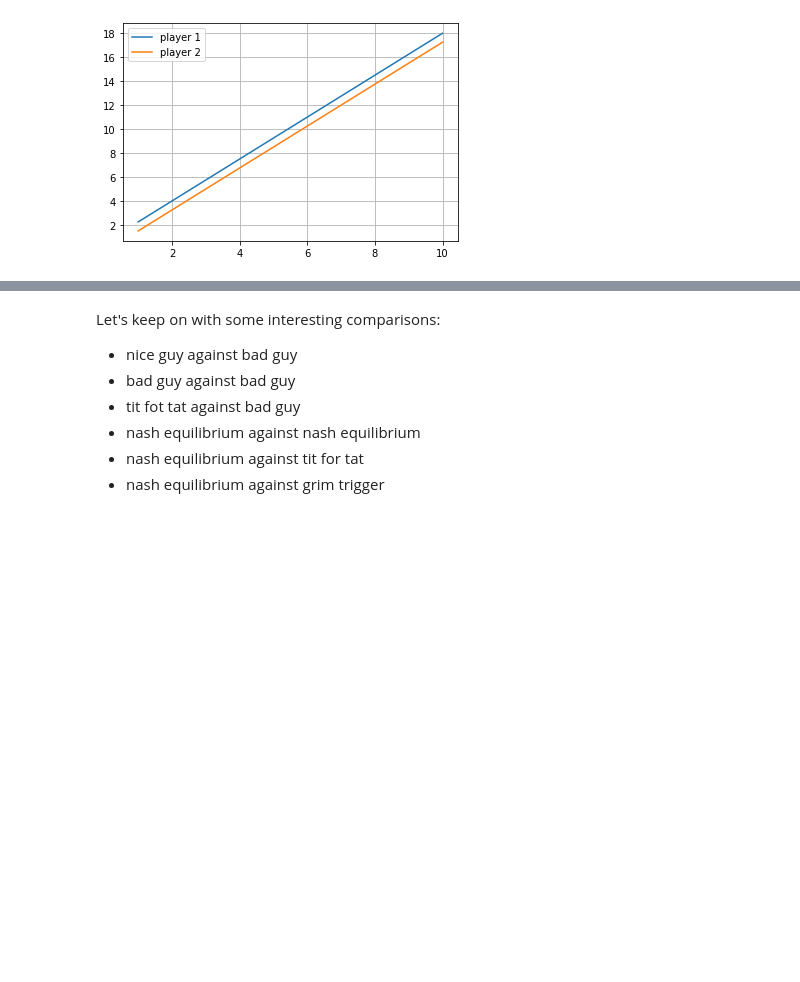
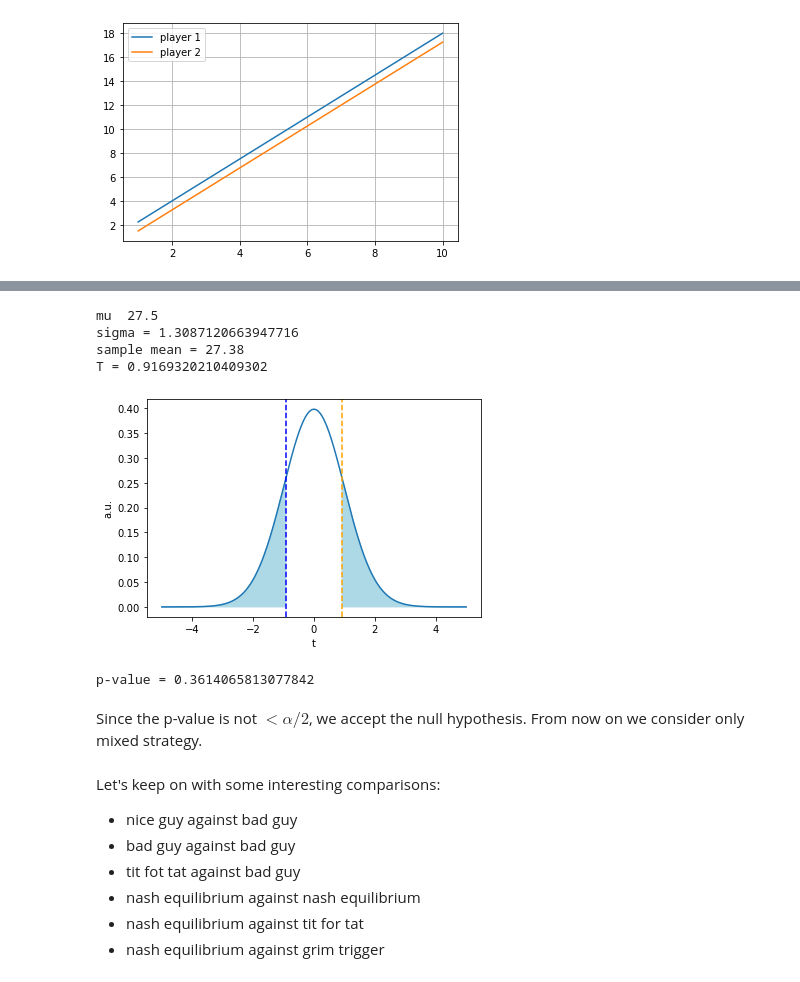
Before and after one commit to nicoladalbello2/HLPProject, a Jupyter notebook: Project.ipynb, the cells around one changed output, grey strips where cells are left out. Saved outputs shown, nothing was run; the diff lists cells and outputs as text; code cells hidden in the pictures; blank space fills up the shorter version.

```diff
--- a/Project.ipynb
+++ b/Project.ipynb
@@ -288,3 +325,44 @@ As you can see on average they are pretty close, so from now on we consider only
+# %%
+mu = play(mainly_bad_mixed, nice_guy, n, verbose=False)[0]
+print("mu =", mu)
+
+samples_size = 100 # the size of the data sample
+samples = []
+for i in range(samples_size):
+    p1_out = play(mainly_bad, nice_guy, n)[0]
+    samples.append(p1_out)
+
+samples = np.array(samples)
+sigma = np.sqrt(np.var(samples, ddof=1))
+print("sigma =", sigma)
+sample_mean = np.mean(samples)
+print("sample mean =", sample_mean)
+T = abs((sample_mean - mu) / (sigma / np.sqrt(samples_size)))
+print("T =", T)
+
+x = np.linspace(-5, +5, 1000)
+y = stats.t.pdf(x, samples_size - 1)
+plt.plot(x, y)
+plt.fill_between(x, y, where=np.abs(x) > np.abs(T), color='lightblue')
+plt.axvline(T, linestyle='--', color='orange')
+plt.axvline(-T, linestyle='--', color='blue')
+plt.ylabel("a.u.")
+plt.xlabel("t")
+plt.show()
+
+# now we calculate the p-value. Since it's double sided:
+pvalue = stats.t.cdf(-T, samples_size - 1) + (1. - stats.t.cdf(T, samples_size - 1))
+print("p-value =", pvalue)
+# %% [output]
+mu  27.5
+sigma = 1.3087120663947716
+sample mean = 27.38
+T = 0.9169320210409302
+[figure, added]
+p-value = 0.3614065813077842
+# %% [markdown]
+Since the p-value is not $< \alpha/2$, we accept the null hypothesis.
+From now on we consider only mixed strategy.
 # %% [markdown]
 Let's keep on with some interesting comparisons:
 * nice guy against bad guy
```
Also changed, not shown: parts of 8 cells of this notebook.
